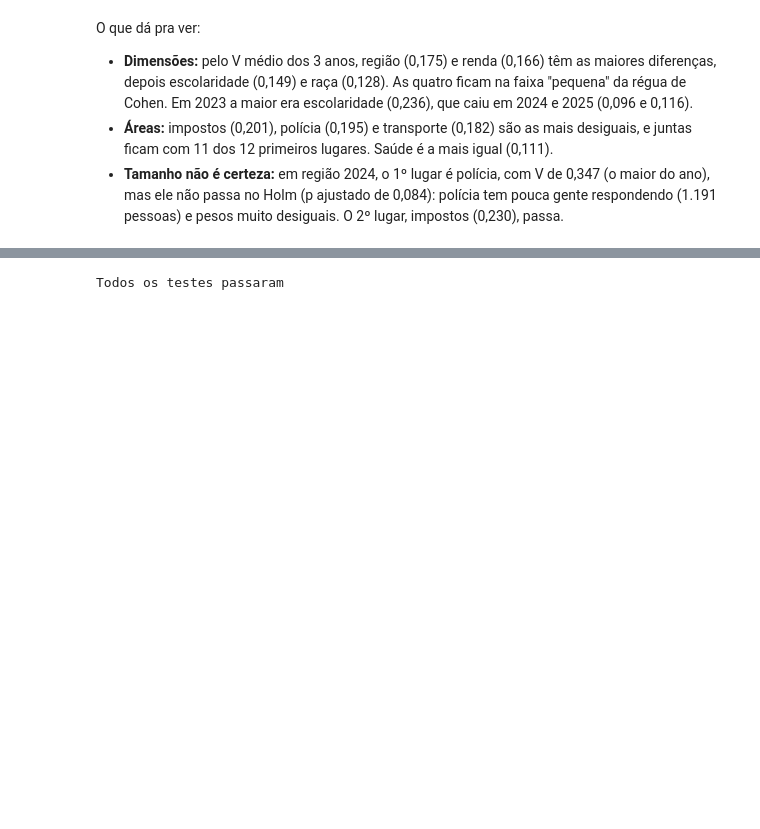
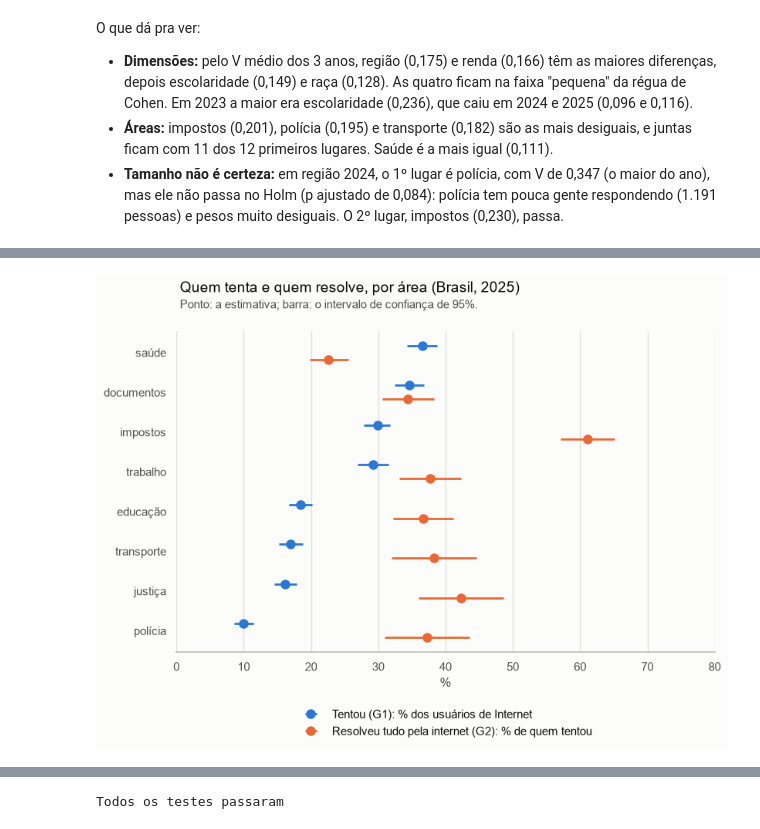
Before and after one commit to RdgsPedro/apartheid-digital, a Jupyter notebook: notebooks/03_testes.ipynb, the cells around one changed output, grey strips where cells are left out. Saved outputs shown, nothing was run; the diff lists cells and outputs as text; code cells hidden in the pictures; blank space fills up the shorter version.

```diff
--- a/notebooks/03_testes.ipynb
+++ b/notebooks/03_testes.ipynb
@@ -897,0 +1223,27 @@ O que dá pra ver:
+# %%
+# Brasil, 2025: o G1 (tentou) e o G2 (resolveu)
+tentou = tabelao_g1[(tabelao_g1['ano'] == 2025) & (tabelao_g1['categoria'] == 'Brasil')].set_index('area')
+resolveu = tabelao[(tabelao['ano'] == 2025) & (tabelao['categoria'] == 'Brasil')].set_index('area')
+tentou = tentou.sort_values('pct', ascending=False)          # da área que mais gente tenta pra que menos tenta
+resolveu = resolveu.loc[tentou.index]                        # o G2 na mesma ordem
+y = np.arange(len(tentou))
+
+fig, eixo = plt.subplots(figsize=(9, 5.4))
+eixo.errorbar(tentou['pct'], y - 0.17, xerr=[tentou['pct'] - tentou['ic_inf'], tentou['ic_sup'] - tentou['pct']],
+              fmt='o', markersize=8, color='#2a78d6', elinewidth=2, label='Tentou (G1): % dos usuários de Internet')
+eixo.errorbar(resolveu['pct'], y + 0.17, xerr=[resolveu['pct'] - resolveu['ic_inf'], resolveu['ic_sup'] - resolveu['pct']],
+              fmt='o', markersize=8, color='#eb6834', elinewidth=2, label='Resolveu tudo pela internet (G2): % de quem tentou')
+eixo.set_yticks(y, labels=tentou.index)
+eixo.invert_yaxis()                                          # a 1ª área fica em cima
+eixo.set_xlim(0, 80)
+eixo.set_xlabel('%')
+eixo.grid(axis='y', visible=False)
+sns.despine(left=True)
+eixo.legend(loc='lower center', bbox_to_anchor=(0.5, -0.3), frameon=False)
+fig.suptitle('Quem tenta e quem resolve, por área (Brasil, 2025)', x=0.13, ha='left', y=1.0, fontsize=14)
+fig.text(0.13, 0.935, 'Ponto: a estimativa; barra: o intervalo de confiança de 95%.', ha='left', fontsize=10.5, color='#52514e')
+
+plt.savefig(os.path.join(pasta_outputs, 'tentou_resolveu_2025.png'), dpi=150, bbox_inches='tight')
+plt.show()
+# %% [output]
+[figure, added]
```
Also changed, not shown: parts of 25 cells of this notebook, 7 other files.
